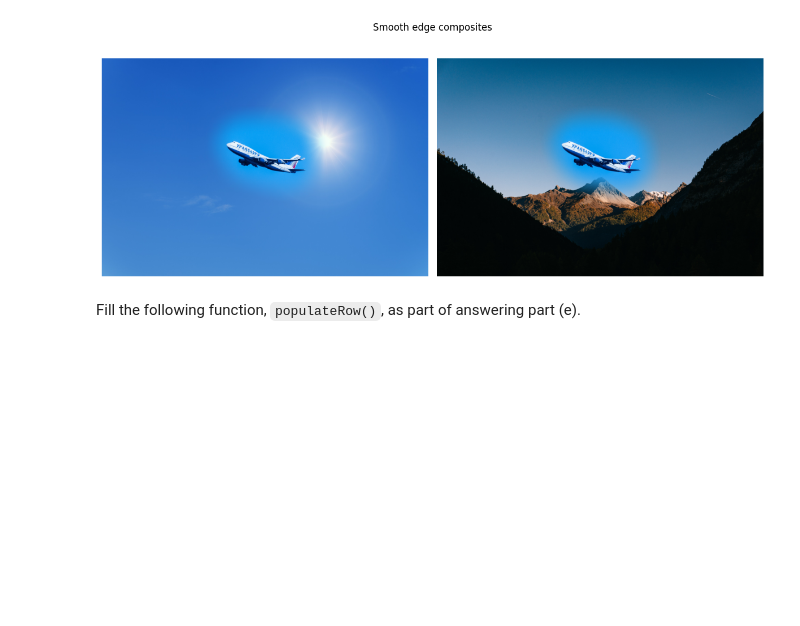
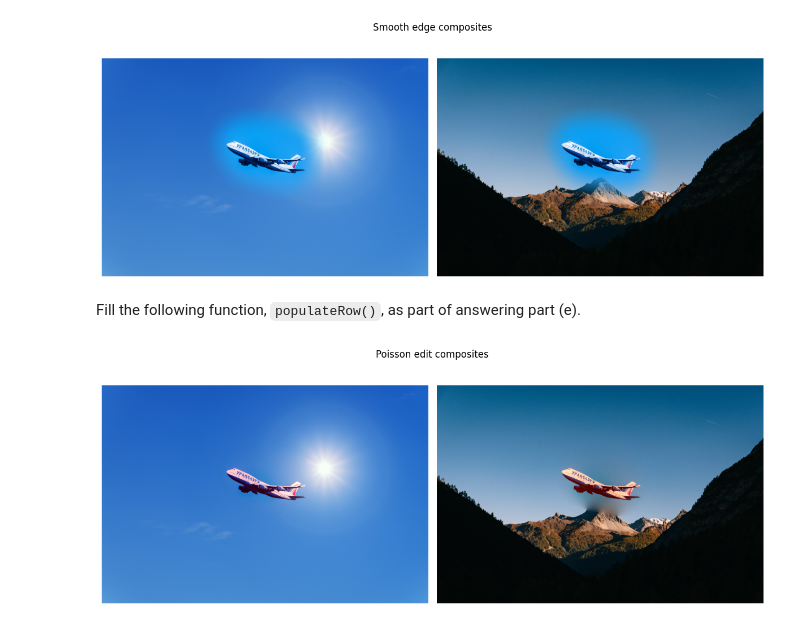
Before and after one commit to tva050/FYS-2010, a Jupyter notebook: Mandetory/Task2/ImageCompositing.ipynb, the cells around one changed output. Drawn from its saved outputs; the diff is of its cells as text; code cells hidden in the pictures; blank space fills up the shorter version.

```diff
--- a/Mandetory/Task2/ImageCompositing.ipynb
+++ b/Mandetory/Task2/ImageCompositing.ipynb
@@ -197,18 +197,32 @@ def populateRow(A:sparse.lil.lil_matrix, b:np.ndarray, mask:np.ndarray,
     #################################################################
     ################## Change the code in this box ##################
     #################################################################
+    # A = [-4, 1,1,1,1]
+    # x =  [I(x,y), I(x+1,y), I(x-1,y), I(x,y+1), I(x,y-1)]
 
-    A[ix, ix] = 1
-    b[ix] = target[r,c]
 
-    if r > 0 and mask[r-1,c]:
-        A[ix, tup2idx[(r-1,c)]] = -1
-    if r < mask.shape[0]-1 and mask[r+1,c]:
-        A[ix, tup2idx[(r+1,c)]] = -1
-    if c > 0 and mask[r,c-1]:
-        A[ix, tup2idx[(r,c-1)]] = -1
-    if c < mask.shape[1]-1 and mask[r,c+1]:
-        A[ix, tup2idx[(r,c+1)]] = -1
+
+    if mask[r, c] == True:
+        A[ix, ix] = -4
+
+    if mask[r+1, c] == True:
+        A[ix, tup2idx[(r+1, c)]] = 1
+    else:
+        b[ix] = b[ix] -target[r+1, c]
+    if mask[r-1, c] == True:
+        A[ix, tup2idx[(r-1, c)]] = 1
+    else:
+        b[ix] = b[ix] -target[r-1, c]
+    if mask[r, c+1] == True:
+        A[ix, tup2idx[(r, c+1)]] = 1
+    else:
+        b[ix] = b[ix] -target[r, c+1]
+    if mask[r, c-1] == True:
+        A[ix, tup2idx[(r, c-1)]] = 1
+    else:
+        b[ix] = b[ix] -target[r, c-1]
+
+
 
 
     #################################################################
@@ -216,8 +230,6 @@ def populateRow(A:sparse.lil.lil_matrix, b:np.ndarray, mask:np.ndarray,
     #################################################################
 
     return A
-
-
 
 
 
@@ -261,33 +273,32 @@ def poissonComposite(source:np.ndarray, target:np.ndarray, mask:np.ndarray) -> n
     for ix,(r,c) in enumerate(zip(mask_rows,mask_cols)):
         A = populateRow(A, b, mask, target, ix, r,c, tup2idx)
 
     ## Solve the linear system
     A = sparse.csc_matrix(A)
     x0 = spsolve(A, b[:,0])
     x1 = spsolve(A, b[:,1])
     x2 = spsolve(A, b[:,2])
 
     ## Fill in the mask with the solved pixel values
     comp[mask_rows, mask_cols, 0] = x0
     comp[mask_rows, mask_cols, 1] = x1
     comp[mask_rows, mask_cols, 2] = x2
 
     ## Clip the final output to the range [0,255] and convert it
     #  to an 8-bit integer datatype
     comp = np.clip(comp, 0,255).astype(np.uint8)
 
     return comp
 
-
-
-
 ## Generate the Poisson edit composites
 poisson_comp_1 = poissonComposite(source, target1, mask)
 poisson_comp_2 = poissonComposite(source, target2, mask)
 
 ## Save the composites
 Image.fromarray(poisson_comp_1).save("./poissoncomp-sky.png")
 Image.fromarray(poisson_comp_2).save("./poissoncomp-mountain.png")
 
 ## Visualize the composites
 fig3,ax3 = plot_composites(poisson_comp_1, poisson_comp_2, "Poisson edit composites")
+# %% [output]
+[figure, added]
```
Also changed, not shown: 2 other files.
